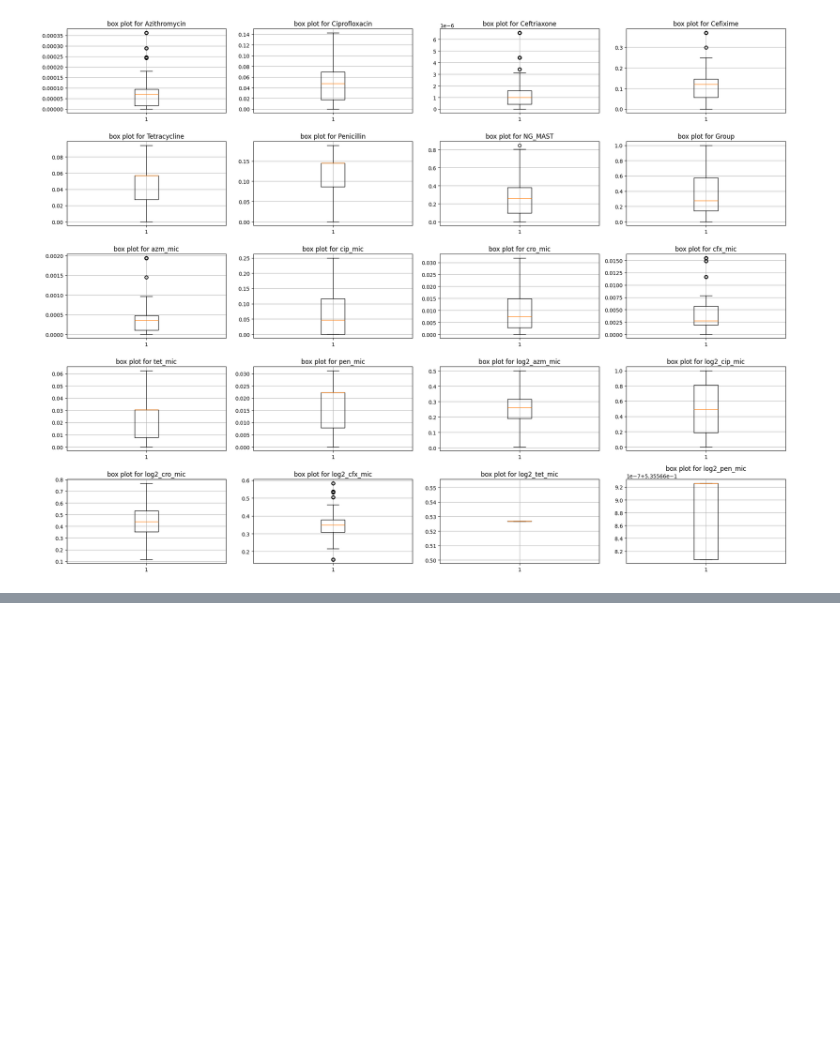
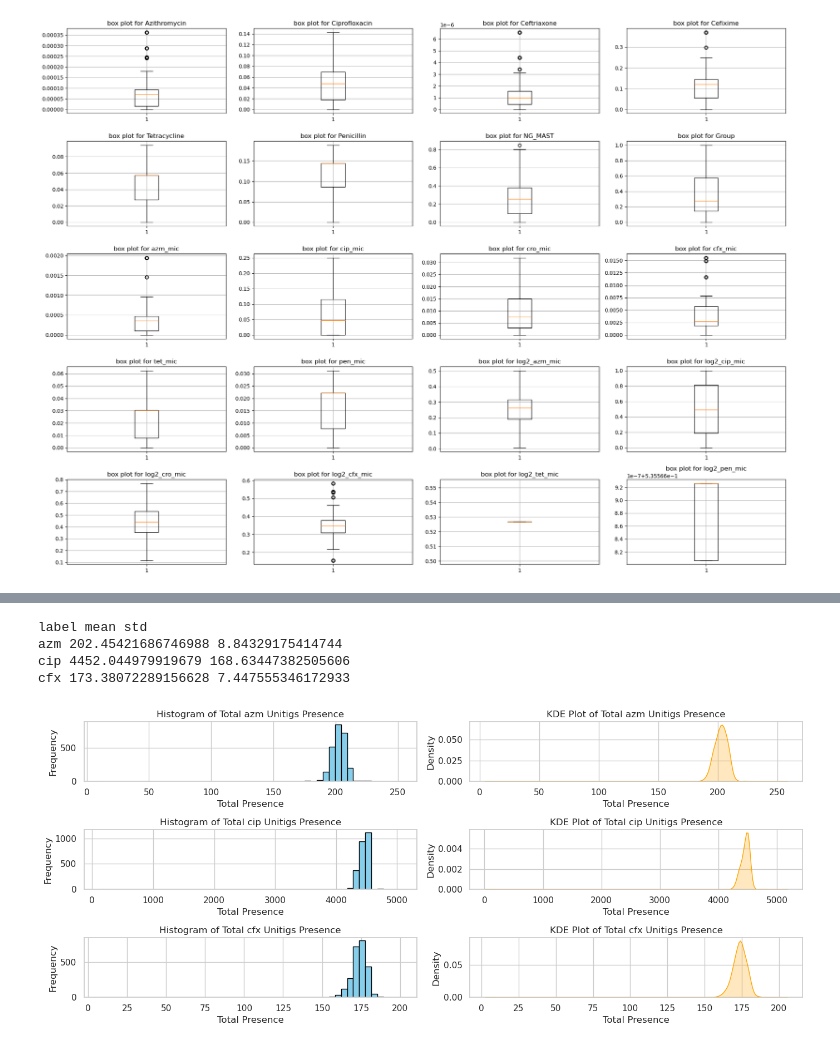
Before and after one commit to VX59/4-587-project-p1, a Jupyter notebook: src/eda.ipynb, the cells around one changed output, grey strips where cells are left out. Saved outputs shown, nothing was run; the diff lists cells and outputs as text; code cells hidden in the pictures; blank space fills up the shorter version.

```diff
--- a/src/eda.ipynb
+++ b/src/eda.ipynb
@@ -553,0 +614,53 @@ training data
+# %%
+sns.set(style="whitegrid")
+azm_presence_mean = azm_total_presence.mean()
+cip_presence_mean = cip_total_presence.mean()
+cfx_presence_mean = cfx_total_presence.mean()
+
+azm_presence_std = azm_total_presence.std()
+cip_presence_std = cip_total_presence.std()
+cfx_presence_std = cfx_total_presence.std()
+print("label", "mean", "std")
+print("azm", azm_presence_mean, azm_presence_std)
+print("cip", cip_presence_mean, cip_presence_std)
+print("cfx", cfx_presence_mean, cfx_presence_std)
+# %% [output]
+label mean std
+azm 202.45421686746988 8.84329175414744
+cip 4452.044979919679 168.63447382505606
+cfx 173.38072289156628 7.447555346172933
+# %%
+fig, axes = plt.subplots(3, 2, figsize=(14, 6))
+
+axes[0,0].hist(azm_total_presence, bins=50, color='skyblue', edgecolor='black')
+axes[0,0].set_title('Histogram of Total azm Unitigs Presence')
+axes[0,0].set_xlabel('Total Presence')
+axes[0,0].set_ylabel('Frequency')
+
+sns.kdeplot(azm_total_presence, ax=axes[0,1], color='orange', fill=True)
+axes[0,1].set_title('KDE Plot of Total azm Unitigs Presence')
+axes[0,1].set_xlabel('Total Presence')
+axes[0,1].set_ylabel('Density')
+
+axes[1,0].hist(cip_total_presence, bins=50, color='skyblue', edgecolor='black')
+axes[1,0].set_title('Histogram of Total cip Unitigs Presence')
+axes[1,0].set_xlabel('Total Presence')
+axes[1,0].set_ylabel('Frequency')
+
+sns.kdeplot(cip_total_presence, ax=axes[1,1], color='orange', fill=True)
+axes[1,1].set_title('KDE Plot of Total cip Unitigs Presence')
+axes[1,1].set_xlabel('Total Presence')
+axes[1,1].set_ylabel('Density')
+
+axes[2,0].hist(cfx_total_presence, bins=50, color='skyblue', edgecolor='black')
+axes[2,0].set_title('Histogram of Total cfx Unitigs Presence')
+axes[2,0].set_xlabel('Total Presence')
+axes[2,0].set_ylabel('Frequency')
+
+sns.kdeplot(cfx_total_presence, ax=axes[2,1], color='orange', fill=True)
+axes[2,1].set_title('KDE Plot of Total cfx Unitigs Presence')
+axes[2,1].set_xlabel('Total Presence')
+axes[2,1].set_ylabel('Density')
+plt.tight_layout()
+# %% [output]
+[figure, added]
```
Also changed, not shown: parts of 9 cells of this notebook.
